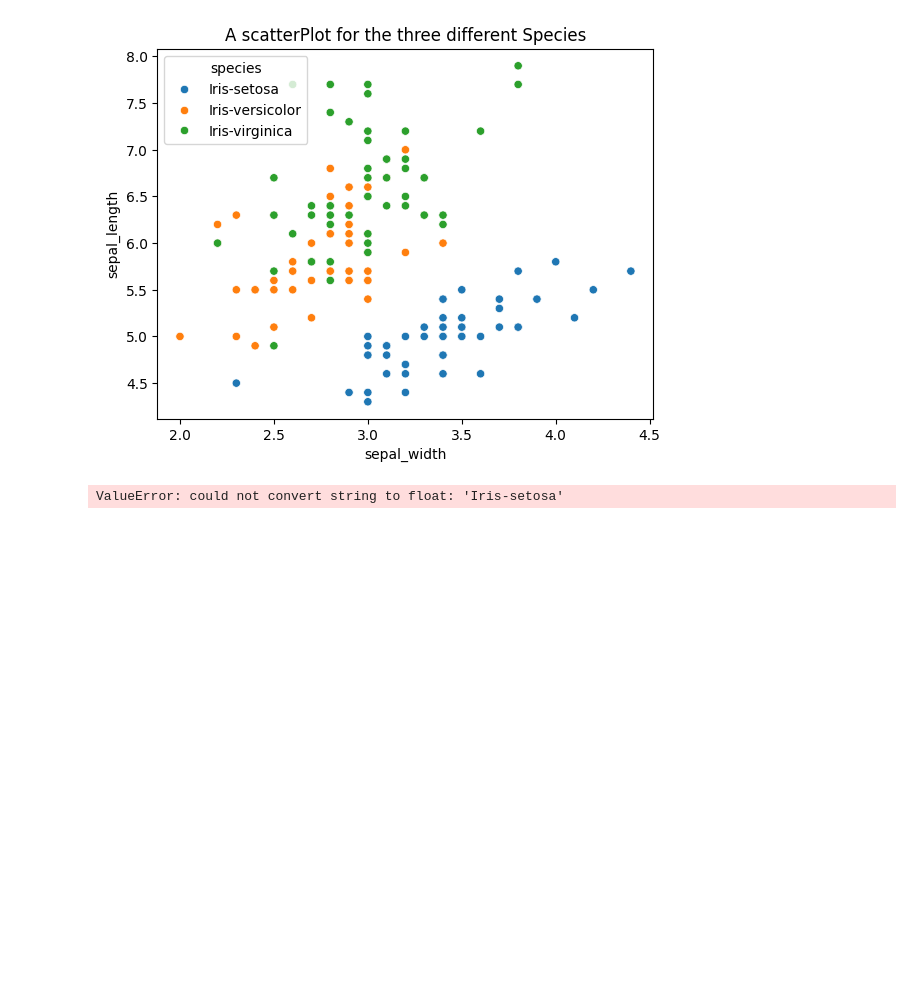
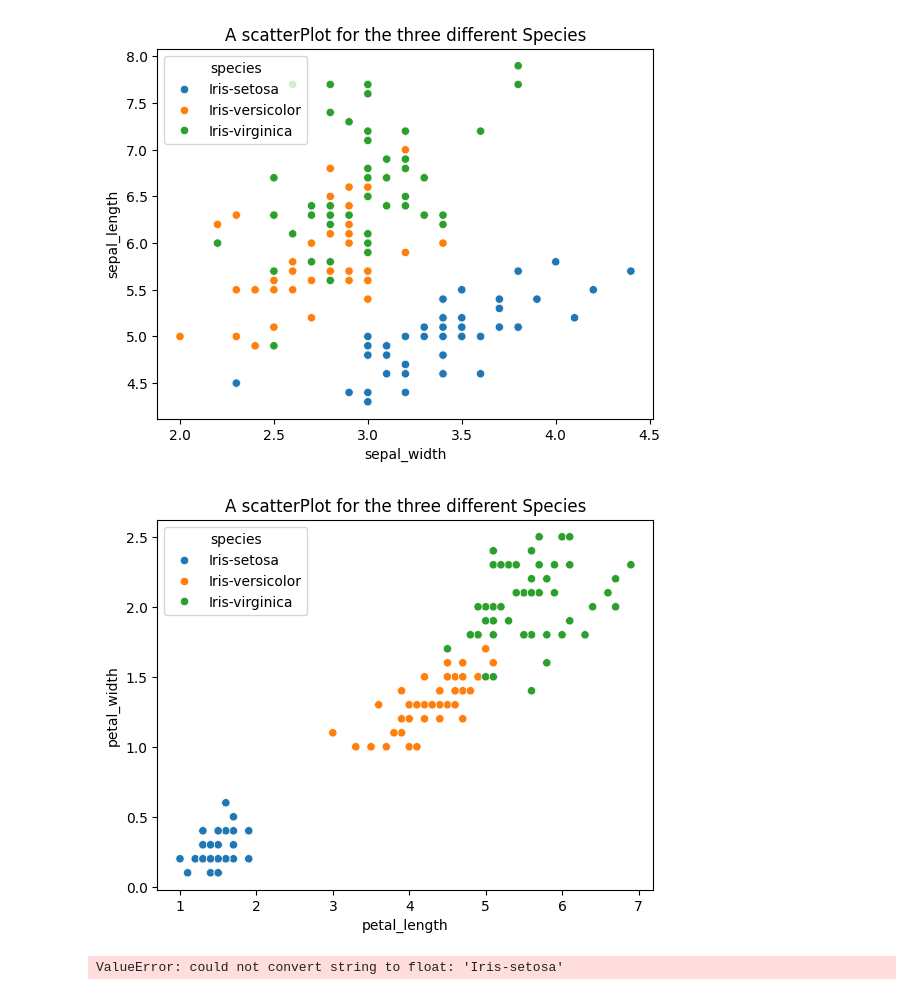
Before and after one commit to abu1man/Ds.bootcamp, a Jupyter notebook: ASSGMNT 1.ipynb, the cells around one changed output. Saved outputs shown, nothing was run; the diff lists cells and outputs as text; code cells hidden in the pictures; blank space fills up the shorter version.

```diff
--- a/ASSGMNT 1.ipynb
+++ b/ASSGMNT 1.ipynb
@@ -49,4 +57,11 @@ plt.title("A scatterPlot for the three different Species")
 plt.show()
 # %% [output]
 [figure]
+# %%
+# scattered-plot
+snb.scatterplot(x="petal_length", y="petal_width", hue="species", data = data)
+plt.title("A scatterPlot for the three different Species")
+plt.show()
+# %% [output]
+[figure, added]
 # %%
```
Also changed, not shown: parts of 5 cells of this notebook.
